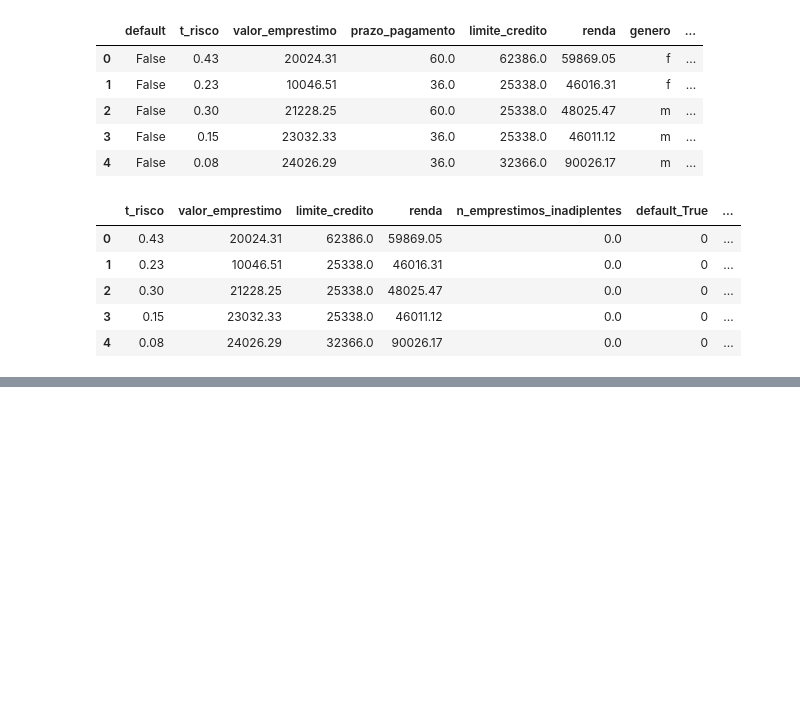
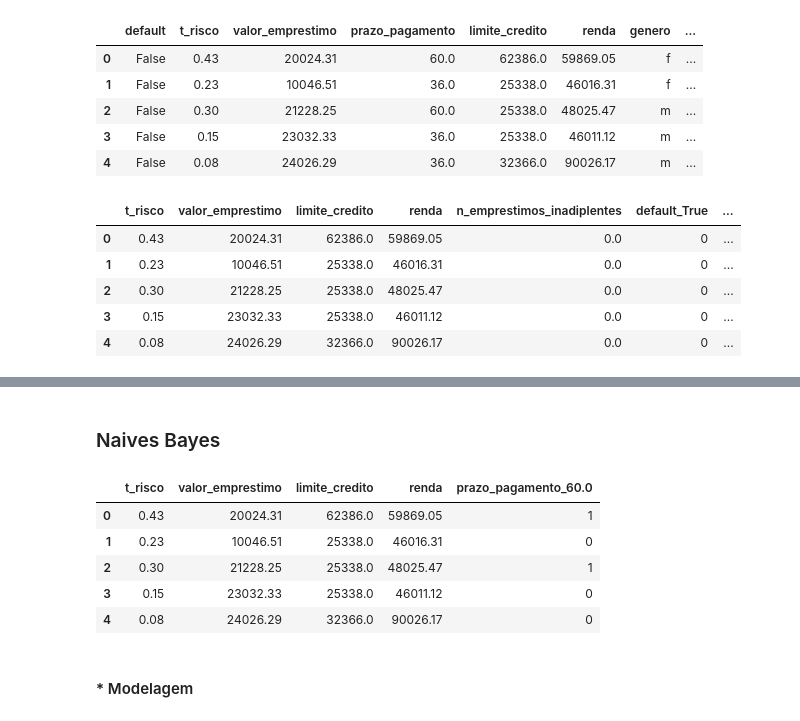
Before and after one commit to jefersonmglh/analise-credito, a Jupyter notebook: analise_de_credito.ipynb, the cells around one changed output, grey strips where cells are left out. Cells and saved outputs as stored; diff of their text form; code cells hidden in the pictures; blank space fills up the shorter version.

```diff
--- a/analise_de_credito.ipynb
+++ b/analise_de_credito.ipynb
@@ -375 +372,13 @@ Name: default_True, Length: 59966, dtype: uint8
+# %% [markdown]
+### Naives Bayes
+# %%
+df_features_nb = df_features.drop(columns=['perfil_facebook_True', 'genero_m', 'n_emprestimos_inadiplentes'])
+df_features_nb.head()
+# %% [output]
+|  | t_risco | valor_emprestimo | limite_credito | renda | prazo_pagamento_60.0 |
+| 0 | 0.43 | 20024.31 | 62386.0 | 59869.05 | 1 |
+| 1 | 0.23 | 10046.51 | 25338.0 | 46016.31 | 0 |
+| 2 | 0.30 | 21228.25 | 25338.0 | 48025.47 | 1 |
+| 3 | 0.15 | 23032.33 | 25338.0 | 46011.12 | 0 |
+| 4 | 0.08 | 24026.29 | 32366.0 | 90026.17 | 0 |
 # %%
@@ -378,0 +386,2 @@ from sklearn.naive_bayes import GaussianNB
+# %% [markdown]
+#### * Modelagem
```
Also changed, not shown: parts of 26 cells of this notebook.
